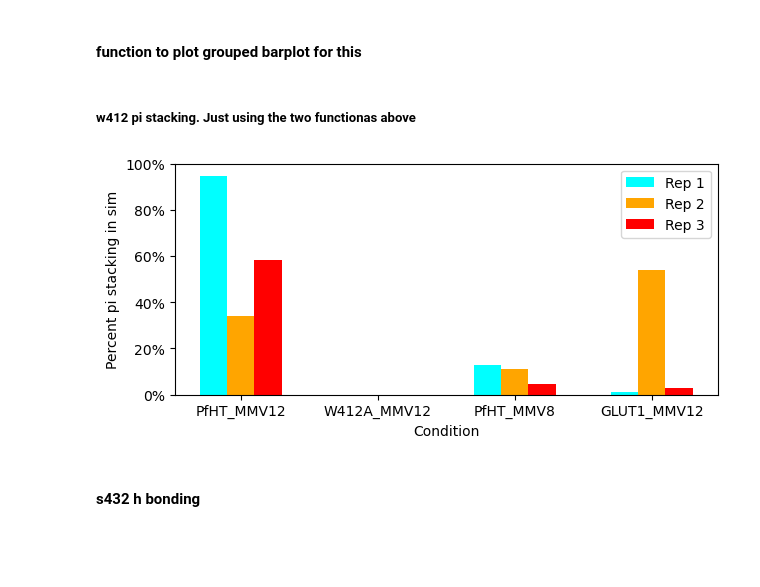
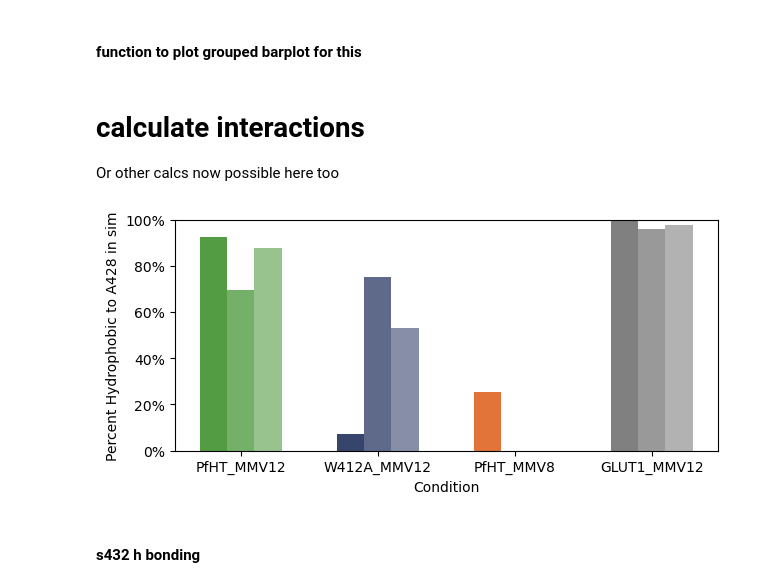
Before and after one commit to semccomas/PfHT_MMV, a Jupyter notebook: pi_stacking_prolif.ipynb, the cells around one changed output. Cells and saved outputs as stored; diff of their text form; code cells hidden in the pictures; blank space fills up the shorter version.

Commit message:
make dict of residues to analyse for individual rep plots, easier to recall if needed

```diff
--- a/pi_stacking_prolif.ipynb
+++ b/pi_stacking_prolif.ipynb
@@ -8,6 +8,8 @@ import MDAnalysis as mda
 import pandas as pd
 import analysis_functions
 import seaborn as sns
+# %%
+color_l= ["#539C44", "#37456d", "#E27439", "grey"]
 # %% [markdown]
 # Load unis using analysis scripts
 # %%
@@ -91,34 +93,51 @@ def plot_grouped_barplot(
         intxn_name: str,
         all_fp_dfs: dict = all_fp_dfs
 ) -> plt.axes:
+
     x = np.arange(np.shape(percentage_array)[0])
     width = 0.2
-    ax.bar(x - 0.2, percentage_array[:, 0], width, color="cyan")
-    ax.bar(x, percentage_array[:, 1], width, color="orange")
-    ax.bar(x + 0.2, percentage_array[:, 2], width, color="red")
+    ax.bar(x - 0.2, percentage_array[:, 0], width, color=color_l)
+    ax.bar(x, percentage_array[:, 1], width, color=color_l, alpha = 0.8)
+    ax.bar(x + 0.2, percentage_array[:, 2], width, color=color_l, alpha = 0.6)
 
     ax.set_xticks(x, all_fp_dfs.keys())
     ax.set_xlabel("Condition")
     ax.set_ylabel(f"Percent {intxn_name} in sim")
     ax.set_ylim(0,1)
     ax.set_yticks([0,0.2,0.4,0.6,0.8,1.0], ['0%', '20%', '40%', '60%', '80%', '100%'])
-    ax.legend(["Rep 1", "Rep 2", "Rep 3"])
+    #ax.legend(["Rep 1", "Rep 2", "Rep 3"])
 # %% [markdown]
-##### w412 pi stacking. Just using the two functionas above
+# calculate interactions
+
+Or other calcs now possible here too
 # %%
-all_pi = percentage_specific_intxn_all_sims(
-    PfHT_residue_number='TRP391',
-    GLUT1_residue_number='TRP381',
-    interaction_name="PiStacking"
+## actual #: [PfHT tpr #, GLUT1 tpr #, intxn name]
+res_num_map = {
+    'W412':['TRP391', 'TRP381', 'PiStacking'],
+    'S432':['SER411', 'GLY401', 'HBAcceptor'],
+    'Q169':['GLN148', 'GLN154', 'HBAcceptor'],
+    'D425':['ASP404', 'PRO394', 'HBDonor'],
+    'P149':['PRO128', 'PRO134', 'Hydrophobic'],
+    'H168':['HSD147','HSD153', 'Hydrophobic'],
+    'A428':['ALA407', 'ILE397', 'Hydrophobic']
+
+            }
+
+res = 'A428'
+
+intxn = percentage_specific_intxn_all_sims(
+    PfHT_residue_number=res_num_map[res][0],
+    GLUT1_residue_number=res_num_map[res][1],
+    interaction_name=res_num_map[res][2]
 )
 
 f,ax = plt.subplots(1,1, figsize=(7,3))
 plot_grouped_barplot(
-    percentage_array=all_pi,
+    percentage_array=intxn,
                      ax=ax,
-                     intxn_name='pi stacking'
+                     intxn_name=f'{res_num_map[res][2]} to {res}'
                      )
 # %% [output]
-[figure, old version]
+[figure, new version]
 # %% [markdown]
 #### s432 h bonding
```
Also changed, not shown: parts of 7 cells of this notebook.
